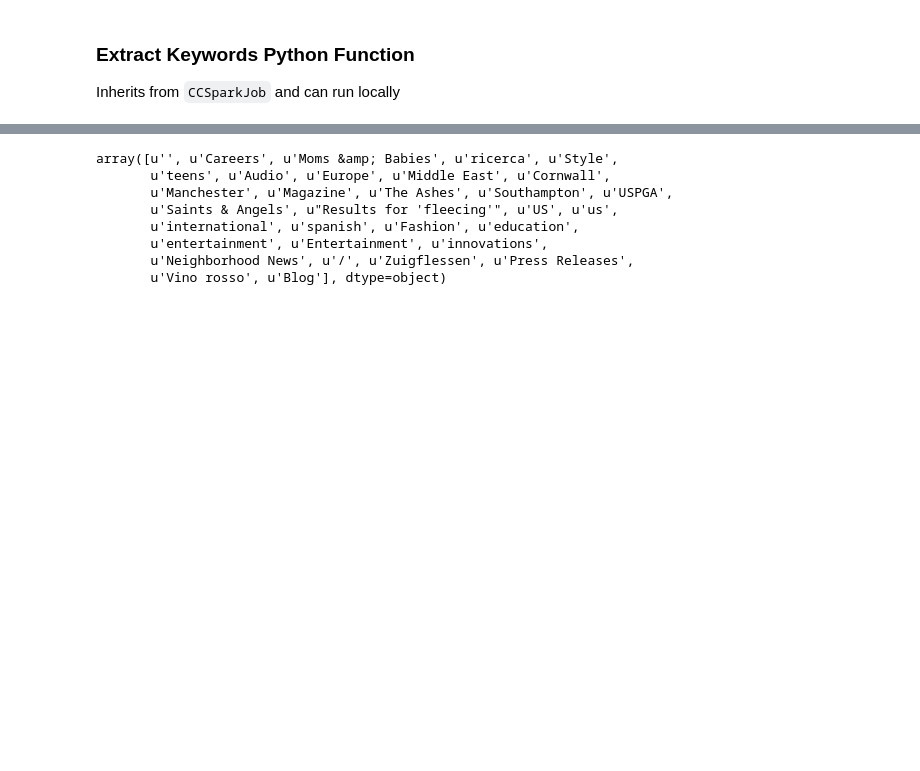
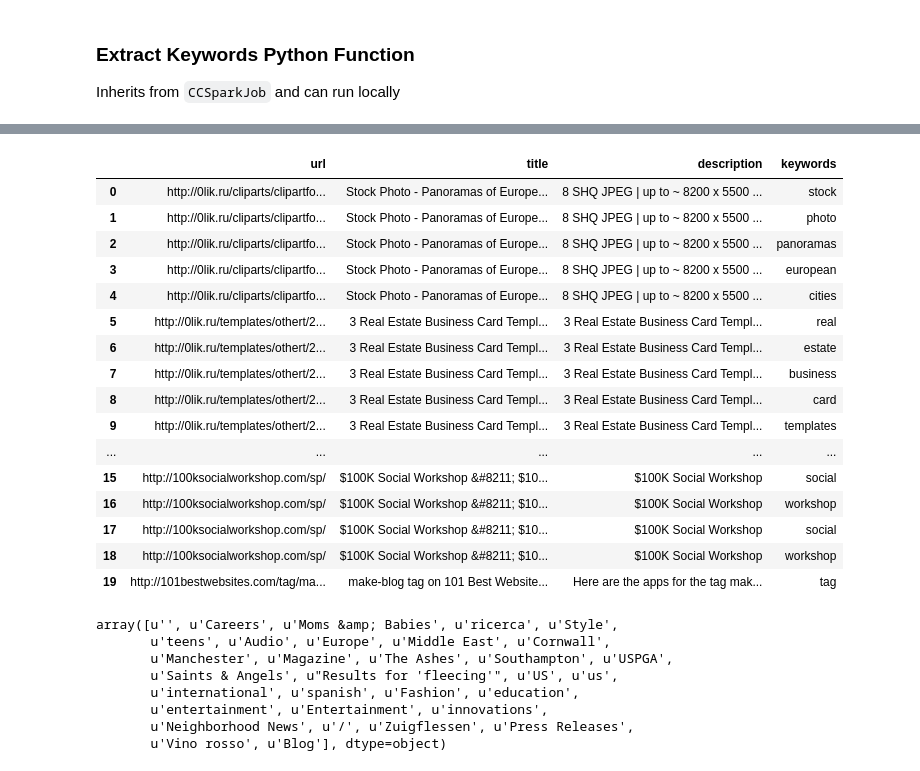
Before and after one commit to lxu213/ad-free-search-engine, a Jupyter notebook: cc_notes.ipynb, the cells around one changed output, grey strips where cells are left out. Cells and saved outputs as stored; diff of their text form; code cells hidden in the pictures; blank space fills up the shorter version.

```diff
--- a/cc_notes.ipynb
+++ b/cc_notes.ipynb
@@ -100,7 +125,27 @@ $ python extract_keyword.py input/test_wat.txt output
 # %%
 # extract links wat
-parquet_path = '/Users/lxu213/data/cc-pyspark-master/spark-warehouse/word_count_output/part-00009-564210ad-3e62-4dc7-96b9-f127908a22c8-c000.snappy.parquet'
+parquet_path = '/Users/lxu213/data/ad-free-search-engine/spark-warehouse/output_wat/part-00000-34ccb7a1-4cbe-413d-bb91-165ea931b1f8-c000.snappy.parquet'
 table_wat = pq.read_table(parquet_path, nthreads=4).to_pandas()
+
+table_wat[['url','title','description','keywords']][:20]
+# %% [output]
+|  | url | title | description | keywords |
+| 0 | http://0lik.ru/cliparts/clipartfo... | Stock Photo - Panoramas of Europe... | 8 SHQ JPEG | up to ~ 8200 x 5500 ... | stock |
+| 1 | http://0lik.ru/cliparts/clipartfo... | Stock Photo - Panoramas of Europe... | 8 SHQ JPEG | up to ~ 8200 x 5500 ... | photo |
+| 2 | http://0lik.ru/cliparts/clipartfo... | Stock Photo - Panoramas of Europe... | 8 SHQ JPEG | up to ~ 8200 x 5500 ... | panoramas |
+| 3 | http://0lik.ru/cliparts/clipartfo... | Stock Photo - Panoramas of Europe... | 8 SHQ JPEG | up to ~ 8200 x 5500 ... | european |
+| 4 | http://0lik.ru/cliparts/clipartfo... | Stock Photo - Panoramas of Europe... | 8 SHQ JPEG | up to ~ 8200 x 5500 ... | cities |
+| 5 | http://0lik.ru/templates/othert/2... | 3 Real Estate Business Card Templ... | 3 Real Estate Business Card Templ... | real |
+| 6 | http://0lik.ru/templates/othert/2... | 3 Real Estate Business Card Templ... | 3 Real Estate Business Card Templ... | estate |
+| 7 | http://0lik.ru/templates/othert/2... | 3 Real Estate Business Card Templ... | 3 Real Estate Business Card Templ... | business |
+| 8 | http://0lik.ru/templates/othert/2... | 3 Real Estate Business Card Templ... | 3 Real Estate Business Card Templ... | card |
+| 9 | http://0lik.ru/templates/othert/2... | 3 Real Estate Business Card Templ... | 3 Real Estate Business Card Templ... | templates |
+| ... | ... | ... | ... | ... |
+| 15 | http://100ksocialworkshop.com/sp/ | $100K Social Workshop &#8211; $10... | $100K Social Workshop | social |
+| 16 | http://100ksocialworkshop.com/sp/ | $100K Social Workshop &#8211; $10... | $100K Social Workshop | workshop |
+| 17 | http://100ksocialworkshop.com/sp/ | $100K Social Workshop &#8211; $10... | $100K Social Workshop | social |
+| 18 | http://100ksocialworkshop.com/sp/ | $100K Social Workshop &#8211; $10... | $100K Social Workshop | workshop |
+| 19 | http://101bestwebsites.com/tag/ma... | make-blog tag on 101 Best Website... | Here are the apps for the tag mak... | tag |
 # %%
 # extract keywords
 kw_path = '/Users/lxu213/data/ad-free-search-engine/spark-warehouse/output_features/part-00000-34ccb7a1-4cbe-413d-bb91-165ea931b1f8-c000.snappy.parquet'
```
Also changed, not shown: parts of 7 cells of this notebook, 13 other files.
